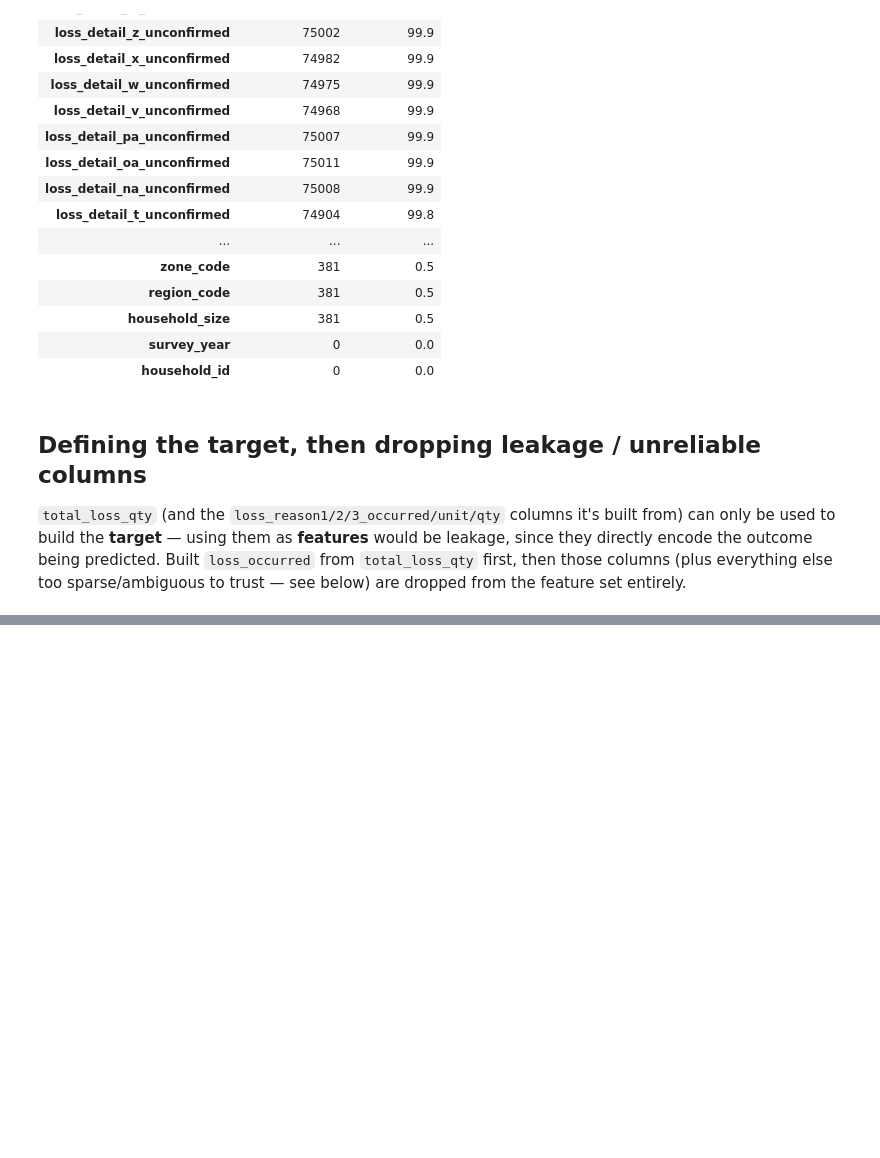
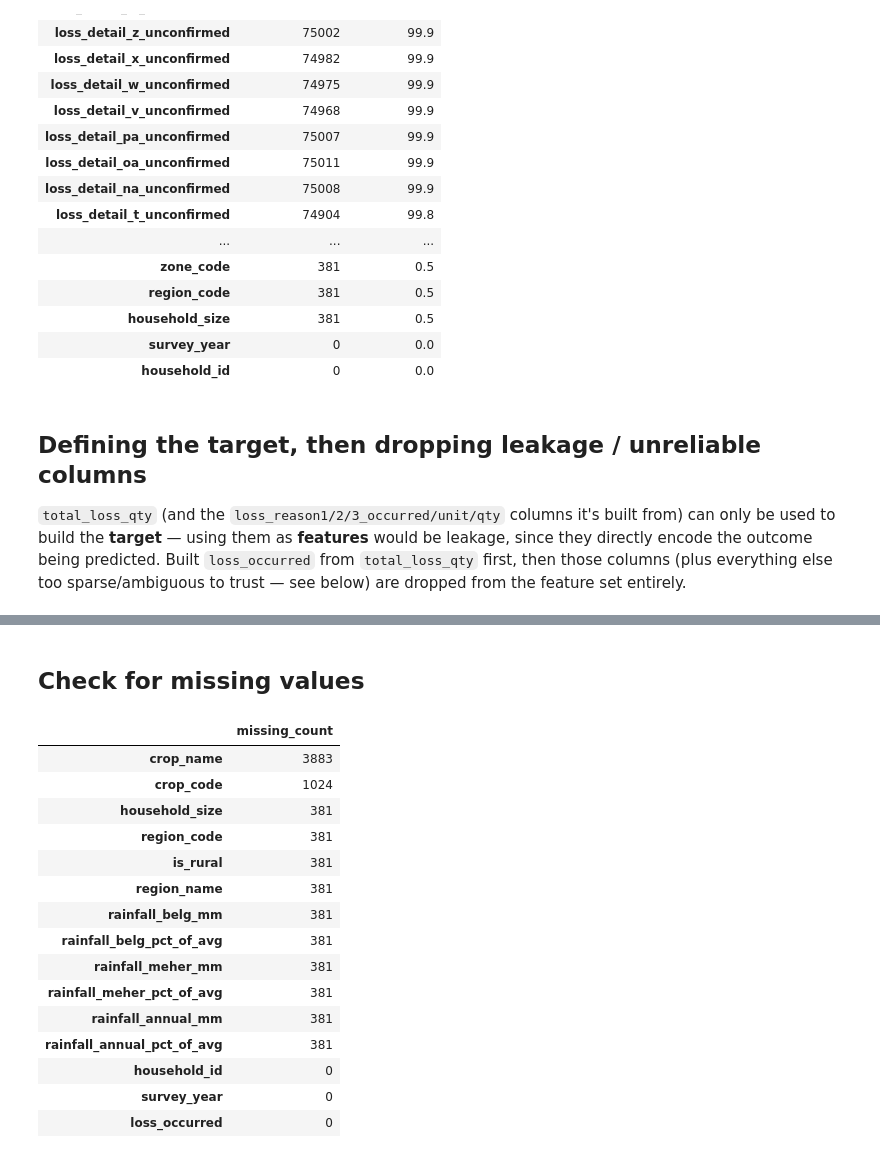
Before and after one commit to Melkam22/crop-loss-predictor-app, a Jupyter notebook: notebooks/02_feature_exploration.ipynb, the cells around one changed output, grey strips where cells are left out. Saved outputs shown, nothing was run; the diff lists cells and outputs as text; code cells hidden in the pictures; blank space fills up the shorter version.

Commit message:
Define loss target, drop leakage columns, audit missing values

```diff
--- a/notebooks/02_feature_exploration.ipynb
+++ b/notebooks/02_feature_exploration.ipynb
@@ -93,0 +101,22 @@ NameError: name 'df' is not defined
+# %% [markdown]
+## Check for missing values
+# %%
+missing_val = df_model.isna().sum().to_frame("missing_count").sort_values("missing_count", ascending=False)
+missing_val
+# %% [output]
+|  | missing_count |
+| crop_name | 3883 |
+| crop_code | 1024 |
+| household_size | 381 |
+| region_code | 381 |
+| is_rural | 381 |
+| region_name | 381 |
+| rainfall_belg_mm | 381 |
+| rainfall_belg_pct_of_avg | 381 |
+| rainfall_meher_mm | 381 |
+| rainfall_meher_pct_of_avg | 381 |
+| rainfall_annual_mm | 381 |
+| rainfall_annual_pct_of_avg | 381 |
+| household_id | 0 |
+| survey_year | 0 |
+| loss_occurred | 0 |
```
Also changed, not shown: parts of 3 cells of this notebook.
